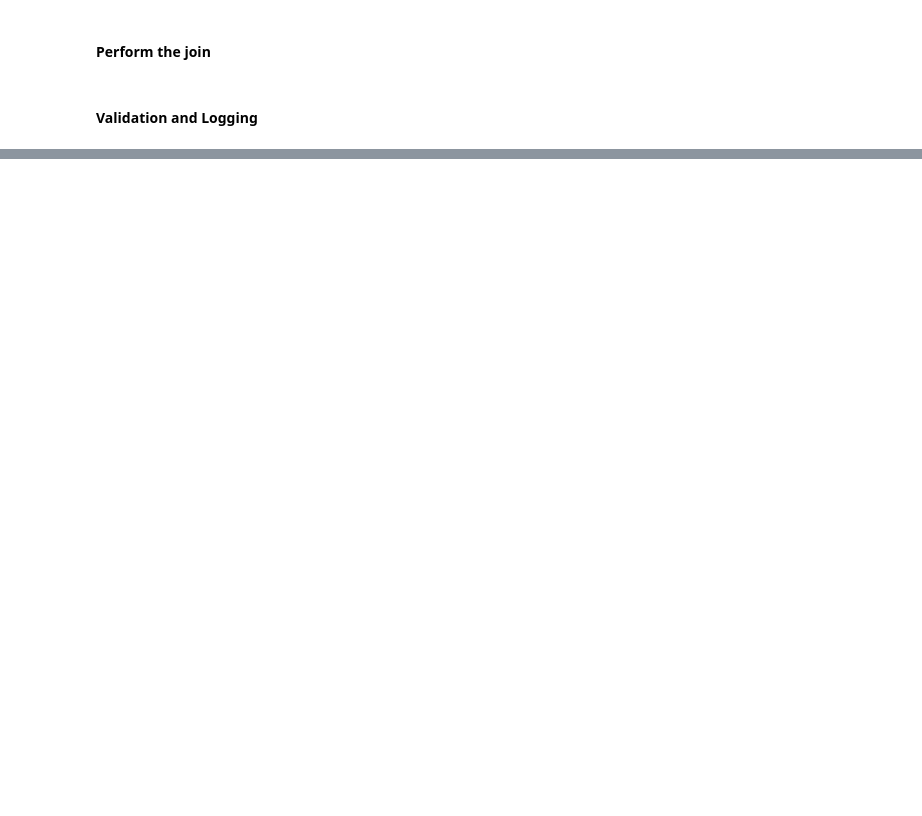
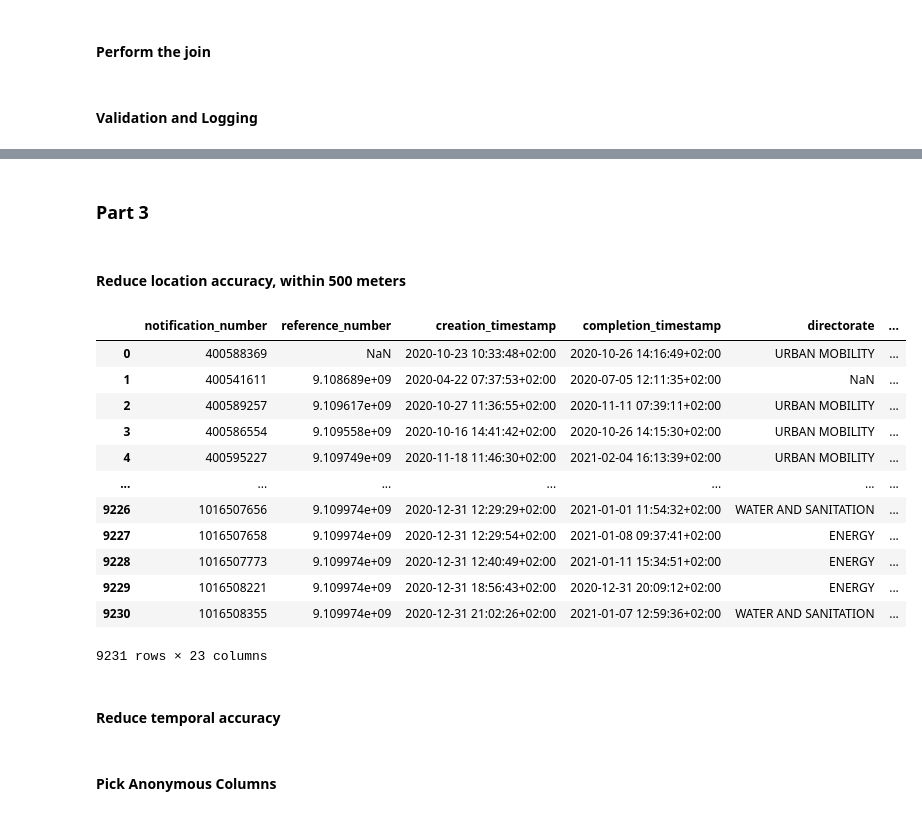
Before and after one commit to DzulaniT/coct_code_challenge, a Jupyter notebook: Project.ipynb, the cells around one changed output, grey strips where cells are left out. Cells and saved outputs as stored; diff of their text form; code cells hidden in the pictures; blank space fills up the shorter version.

```diff
--- a/Project.ipynb
+++ b/Project.ipynb
@@ -203,6 +232,8 @@ response = requests.get(endpoint)
 # %%
 df_wind = pd.read_excel(response.content,engine='odf',skiprows=2) # skip first two rows
 df_wind = df_wind.iloc[:-8] # remove last 8 rows
+# %%
+df_wind = df_wind[['Date & Time','Bellville South AQM Site', 'Bellville South AQM Site.1']]
 # %%
 df_wind.columns = ['Date & Time', 'BS Wind Dir_Deg', 'BS Wind Speed_m/s']
 df_wind = df_wind.iloc[2:,:]
@@ -227,0 +272,62 @@ print("--- %s seconds ---" % (time.time() - start_time))
+# %% [markdown]
+### Part 3
+# %% [markdown]
+#### Reduce location accuracy, within 500 meters
+# %%
+# Location reduction functions
+
+
+def reduce_accuracy_lat(lat):
+    # Convert lat to km
+    lat_km = lat * 111
+
+    # Generate random values between -0.5 and 0.5
+    lat_offset = uniform(-0.5, 0.5)
+
+    # Add offset to lat
+    new_lat_km = lat_km + (lat_offset / 1000)
+
+    # Convert back to degrees
+    new_lat = new_lat_km / 111
+
+    return new_lat
+
+def reduce_accuracy_lon(lat, lon):
+    # Convert lon to km
+    lon_km = lon * 111 * cos(radians(lat))
+
+    # Generate random values between -0.5 and 0.5
+    lon_offset = uniform(-0.5, 0.5)
+
+    # Add offset to lon
+    new_lon_km = lon_km + (lon_offset / 1000 / cos(radians(lat)))
+
+    # Convert back to degrees
+    new_lon = new_lon_km / (111 * cos(radians(lat)))
+
+    return new_lon
+# %%
+df_location = df_merged
+# %%
+# Create new coords
+
+df_location['latitude_new'] = df_location['latitude'].apply(lambda x: reduce_accuracy_lat(x))
+df_location['longitude_new'] = df_location.apply(lambda x: reduce_accuracy_lon(x['latitude'], x['longitude']), axis=1)
+# %%
+df_location
+# %% [output]
+|  | notification_number | reference_number | creation_timestamp | completion_timestamp | directorate | ... |
+| 0 | 400588369 | NaN | 2020-10-23 10:33:48+02:00 | 2020-10-26 14:16:49+02:00 | URBAN MOBILITY | ... |
+| 1 | 400541611 | 9.108689e+09 | 2020-04-22 07:37:53+02:00 | 2020-07-05 12:11:35+02:00 | NaN | ... |
+| 2 | 400589257 | 9.109617e+09 | 2020-10-27 11:36:55+02:00 | 2020-11-11 07:39:11+02:00 | URBAN MOBILITY | ... |
+| 3 | 400586554 | 9.109558e+09 | 2020-10-16 14:41:42+02:00 | 2020-10-26 14:15:30+02:00 | URBAN MOBILITY | ... |
+| 4 | 400595227 | 9.109749e+09 | 2020-11-18 11:46:30+02:00 | 2021-02-04 16:13:39+02:00 | URBAN MOBILITY | ... |
+| ... | ... | ... | ... | ... | ... | ... |
+| 9226 | 1016507656 | 9.109974e+09 | 2020-12-31 12:29:29+02:00 | 2021-01-01 11:54:32+02:00 | WATER AND SANITATION | ... |
+| 9227 | 1016507658 | 9.109974e+09 | 2020-12-31 12:29:54+02:00 | 2021-01-08 09:37:41+02:00 | ENERGY | ... |
+| 9228 | 1016507773 | 9.109974e+09 | 2020-12-31 12:40:49+02:00 | 2021-01-11 15:34:51+02:00 | ENERGY | ... |
+| 9229 | 1016508221 | 9.109974e+09 | 2020-12-31 18:56:43+02:00 | 2020-12-31 20:09:12+02:00 | ENERGY | ... |
+| 9230 | 1016508355 | 9.109974e+09 | 2020-12-31 21:02:26+02:00 | 2021-01-07 12:59:36+02:00 | WATER AND SANITATION | ... |
+9231 rows × 23 columns
+# %% [markdown]
+#### Reduce temporal accuracy
@@ -227,0 +352,2 @@ print("--- %s seconds ---" % (time.time() - start_time))
+# %% [markdown]
+#### Pick Anonymous Columns
```
Also changed, not shown: parts of 21 cells of this notebook.
